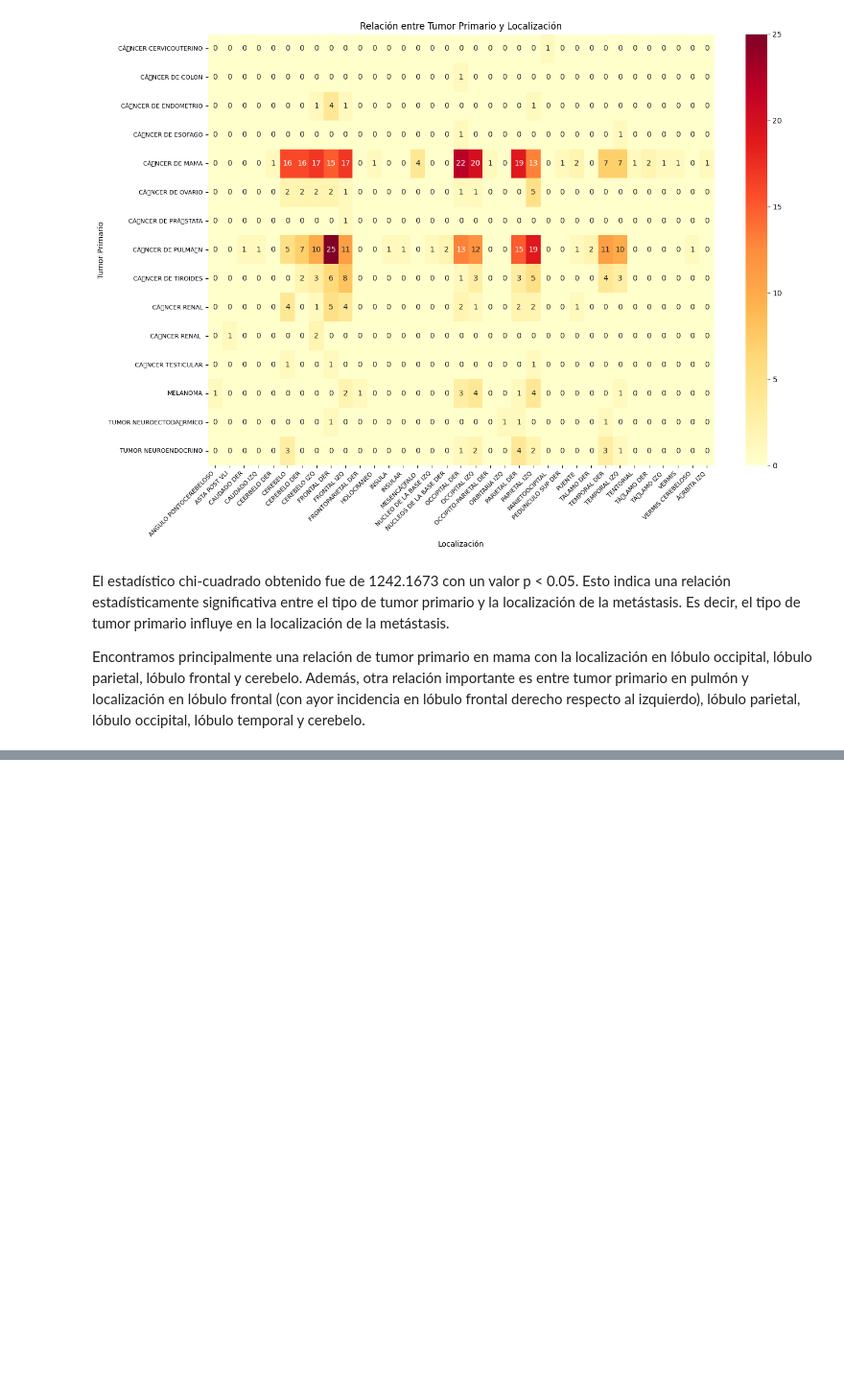
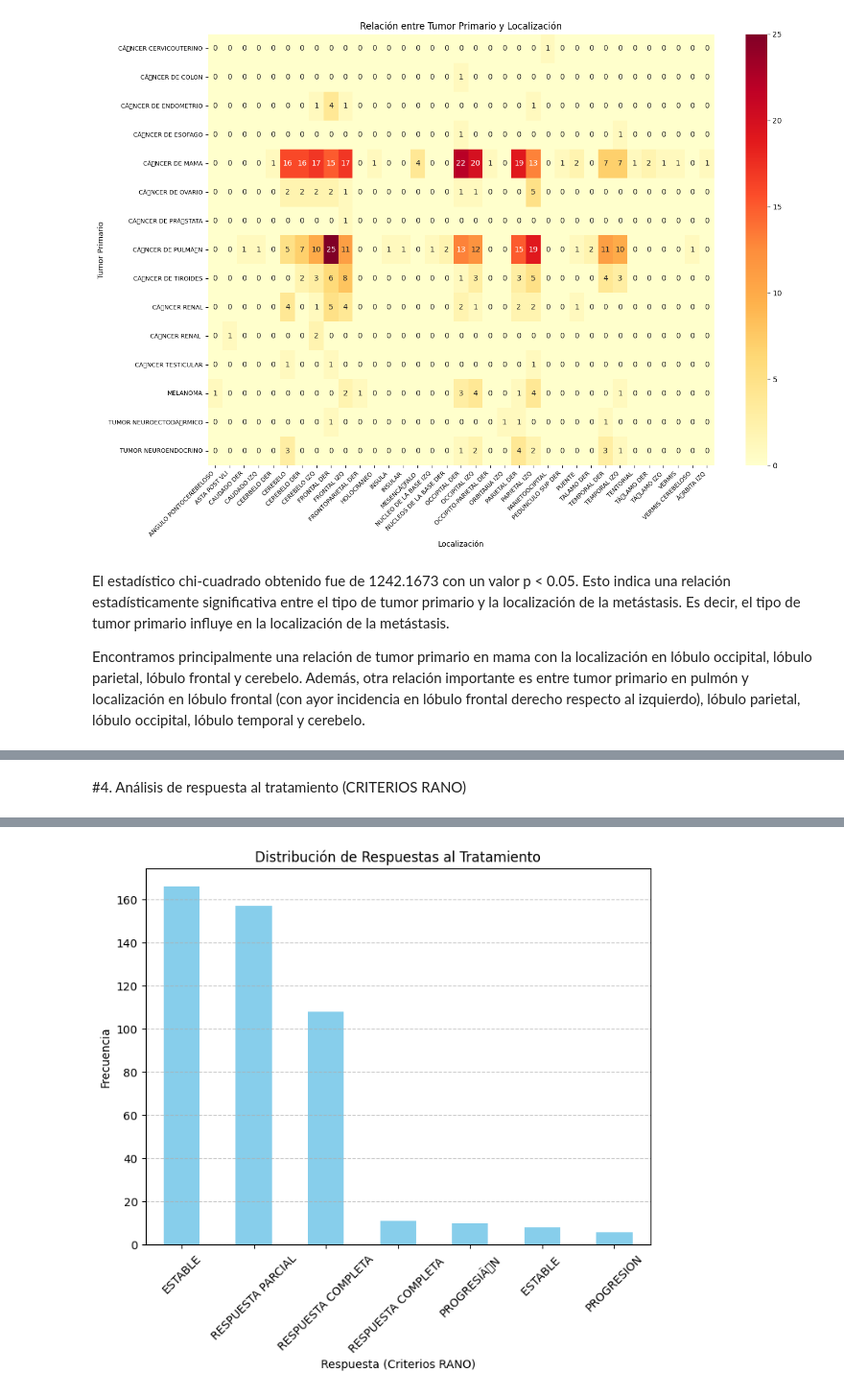
Before and after one commit to AngelTroncoso/TratamientoOncologico, a Jupyter notebook: Angel.ipynb, the cells around one changed output, grey strips where cells are left out. Shown at 96% size. Drawn from its saved outputs; the diff is of its cells as text; code cells hidden in the pictures; blank space fills up the shorter version.

```diff
--- a/Angel.ipynb
+++ b/Angel.ipynb
@@ -316,0 +423,19 @@ Además, otra relación importante es entre tumor primario en pulmón y localiza
+# %% [markdown]
+#4. Análisis de respuesta al tratamiento (CRITERIOS RANO)
+# %%
+# Calcular distribución de respuestas
+respuesta_dist = df['RESPUESTA (CRITERIOS RANO)'].value_counts()
+
+# Mostrar la tabla
+print("Distribución de Respuestas al Tratamiento:")
+print(respuesta_dist)
+
+# Graficar la distribución
+respuesta_dist.plot(kind='bar', color='skyblue', figsize=(8, 6))
+plt.title('Distribución de Respuestas al Tratamiento')
+plt.xlabel('Respuesta (Criterios RANO)')
+plt.ylabel('Frecuencia')
+plt.xticks(rotation=45)
+plt.grid(axis='y', linestyle='--', alpha=0.7)
+plt.show()
+# %% [output]
@@ -316,0 +452 @@ Además, otra relación importante es entre tumor primario en pulmón y localiza
+[figure, added]
```
Also changed, not shown: parts of 11 cells of this notebook.
